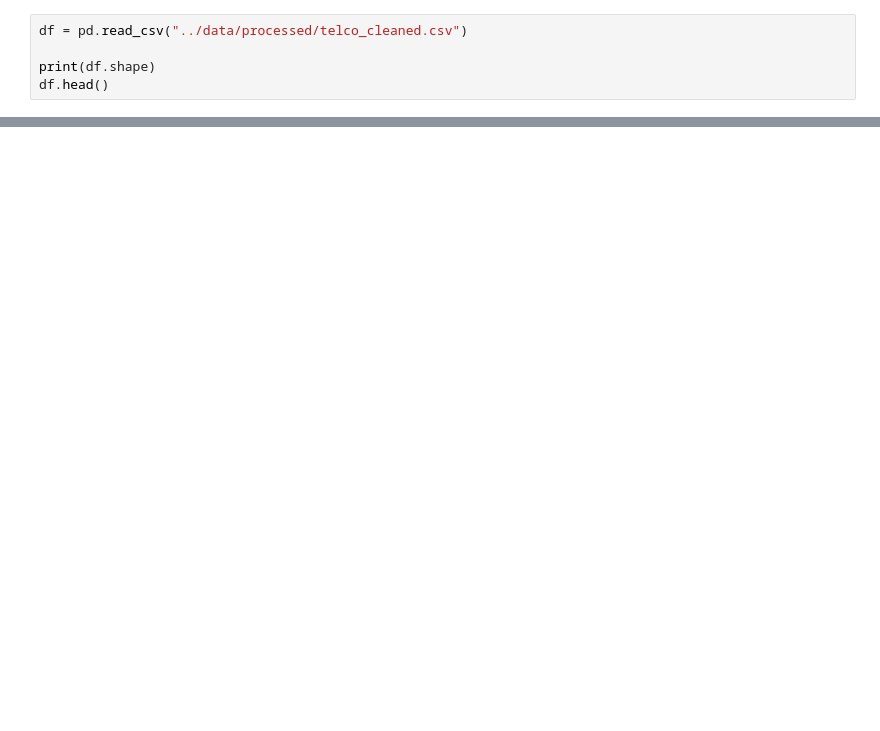
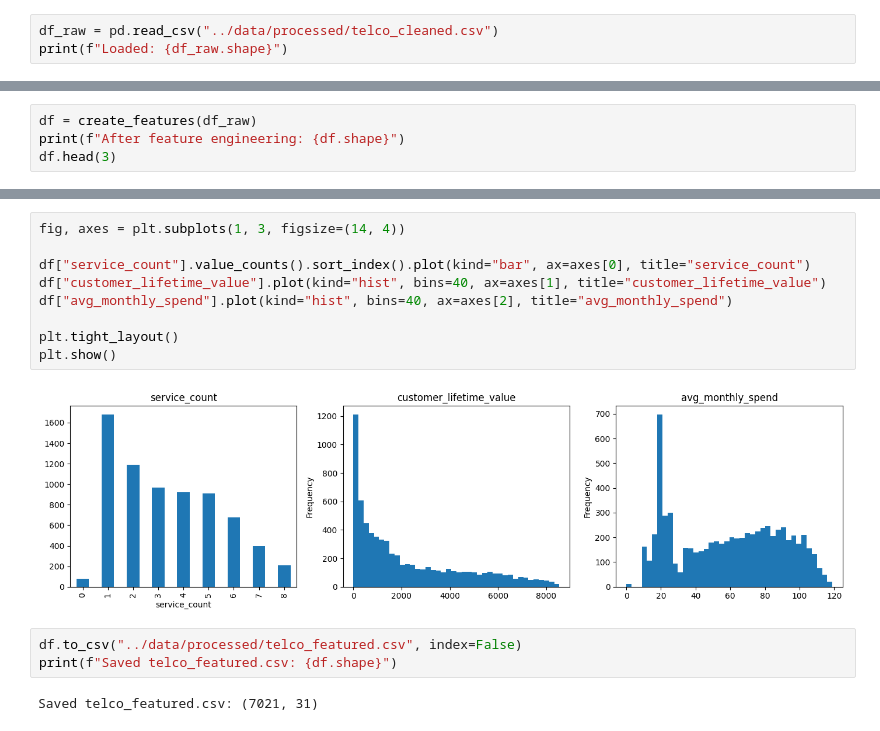
Before and after one commit to deekshitha9131/telecom_churn_analysis, a Jupyter notebook: notebooks/04_feature_engineering.ipynb, the cells around one changed output, grey strips where cells are left out. Drawn from its saved outputs; the diff is of its cells as text; blank space fills up the shorter version.

Commit message:
notebooks cleaned

```diff
--- a/notebooks/04_feature_engineering.ipynb
+++ b/notebooks/04_feature_engineering.ipynb
@@ -6,6 +19,4 @@ from sklearn.model_selection import train_test_split
 # %%
-df = pd.read_csv("../data/processed/telco_cleaned.csv")
-
-print(df.shape)
-df.head()
+df_raw = pd.read_csv("../data/processed/telco_cleaned.csv")
+print(f"Loaded: {df_raw.shape}")
 # %% [output]
@@ -173,0 +24,4 @@ y_test shape: (1407,)
+# %%
+df = create_features(df_raw)
+print(f"After feature engineering: {df.shape}")
+df.head(3)
@@ -173,0 +75,16 @@ y_test shape: (1407,)
+# %%
+fig, axes = plt.subplots(1, 3, figsize=(14, 4))
+
+df["service_count"].value_counts().sort_index().plot(kind="bar", ax=axes[0], title="service_count")
+df["customer_lifetime_value"].plot(kind="hist", bins=40, ax=axes[1], title="customer_lifetime_value")
+df["avg_monthly_spend"].plot(kind="hist", bins=40, ax=axes[2], title="avg_monthly_spend")
+
+plt.tight_layout()
+plt.show()
+# %% [output]
+[figure, added]
+# %%
+df.to_csv("../data/processed/telco_featured.csv", index=False)
+print(f"Saved telco_featured.csv: {df.shape}")
+# %% [output]
+Saved telco_featured.csv: (7021, 31)
```
Also changed, not shown: parts of 27 cells of this notebook, 14 other files.
